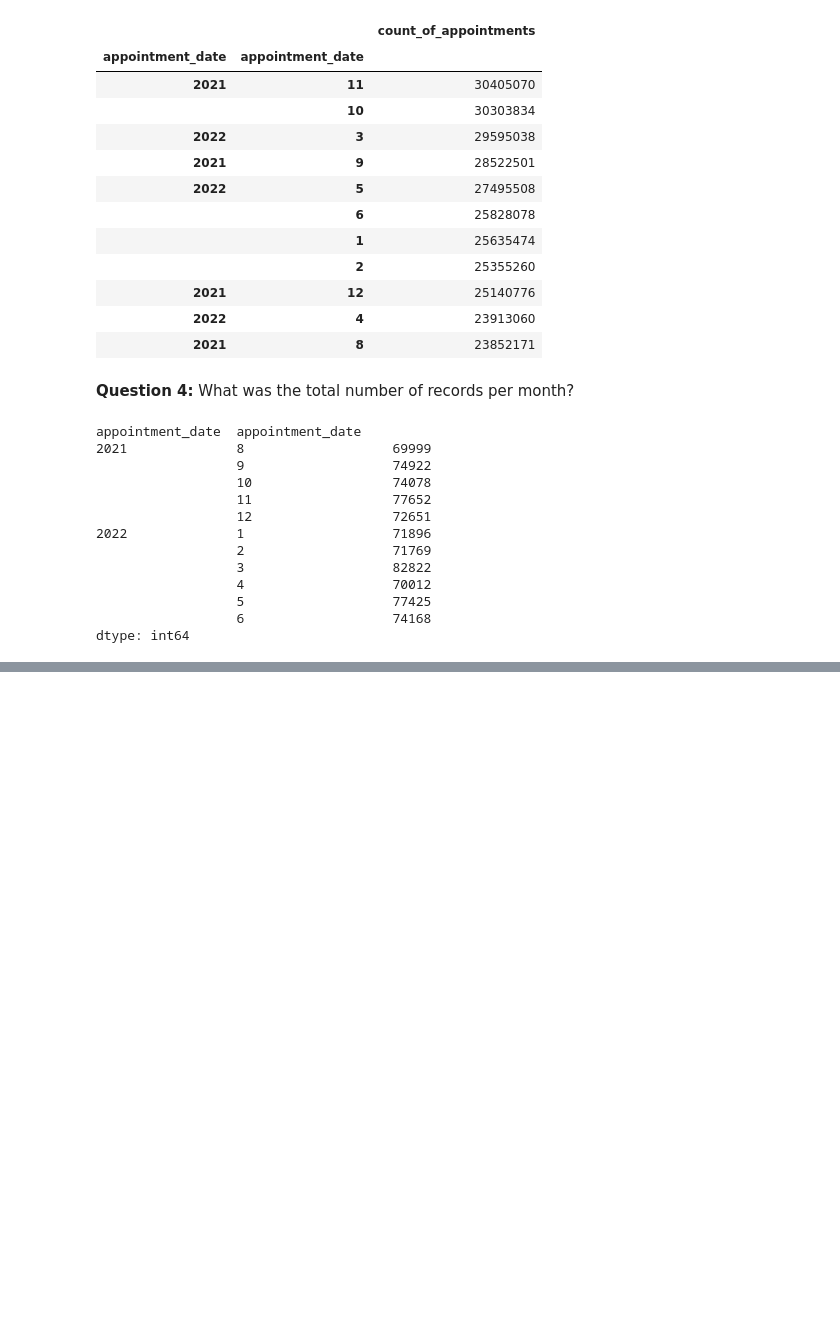
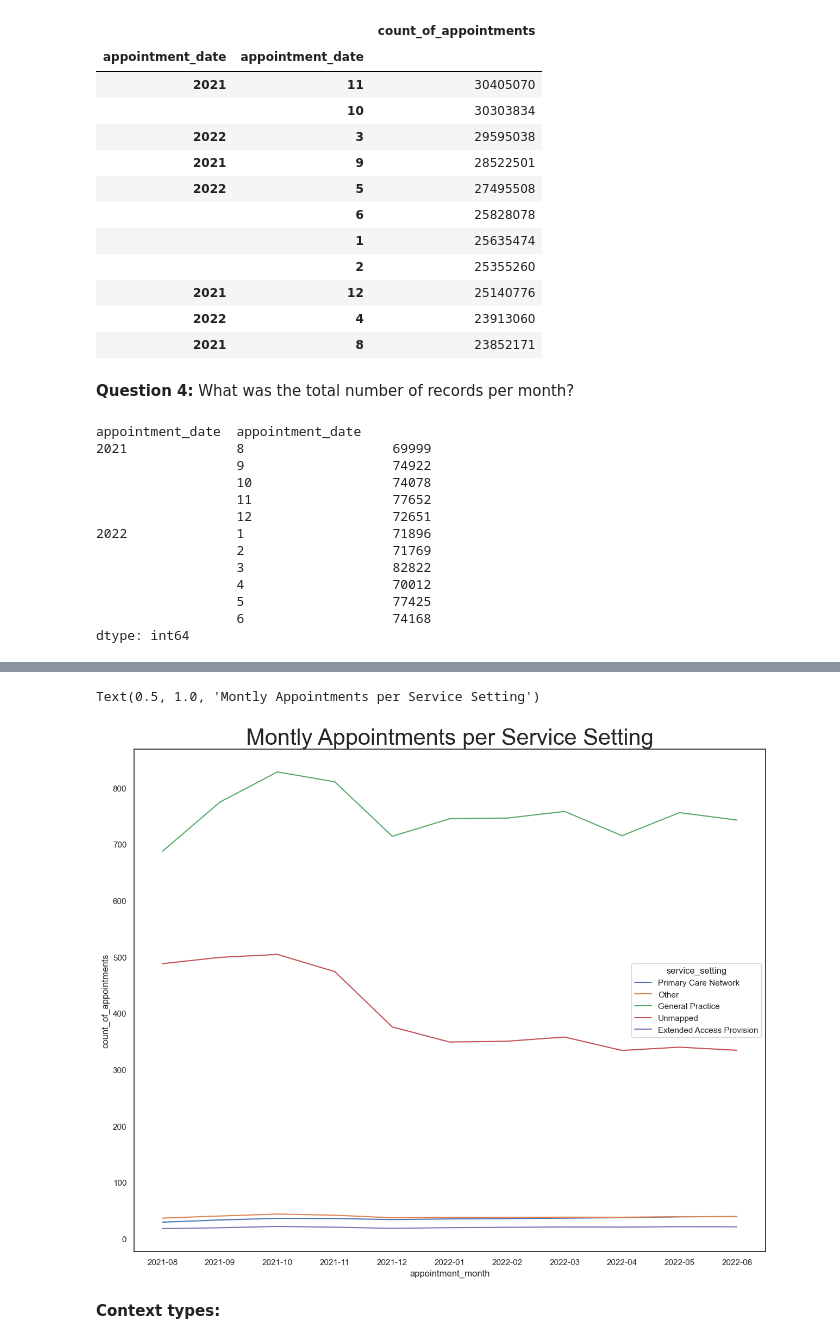
Before and after one commit to Matteo-Natalini/NHS_Staffing_and_Resource_Utilization_Analysis_with-Python, a Jupyter notebook: Natalini_Matteo_DA201_Assignment_Notebook.ipynb, the cells around one changed output, grey strips where cells are left out. Cells and saved outputs as stored; diff of their text form; code cells hidden in the pictures; blank space fills up the shorter version.

```diff
--- a/Natalini_Matteo_DA201_Assignment_Notebook.ipynb
+++ b/Natalini_Matteo_DA201_Assignment_Notebook.ipynb
@@ -360,0 +461,10 @@ dtype: int64
+# %%
+# Import the necessary libraries.
+import seaborn as sns
+import matplotlib.pyplot as plt
+
+# Set figure size.
+sns.set(rc={'figure.figsize':(15, 12)})
+
+# Set the plot style as white.
+sns.set_style('white')
@@ -360,0 +519,7 @@ dtype: int64
+# %%
+# Create a DataFrame with specified columns.
+nc_ss = nc[['service_setting', 'count_of_appointments', 'appointment_month']]
+
+# View monthly appointments by service setting.
+nc_ss.groupby([nc['appointment_month'],
+            nc['service_setting']]).sum()
@@ -360,0 +545,10 @@ dtype: int64
+# %%
+# Create a lineplot.
+ax_1 = sns.lineplot(x='appointment_month', y='count_of_appointments', hue='service_setting', data=nc_ss, ci=None)
+
+ax_1.set_title("Montly Appointments per Service Setting", fontsize=30)
+# %% [output]
+Text(0.5, 1.0, 'Montly Appointments per Service Setting')
+[figure, added]
+# %% [markdown]
+**Context types:**
```
Also changed, not shown: parts of 82 cells of this notebook.
